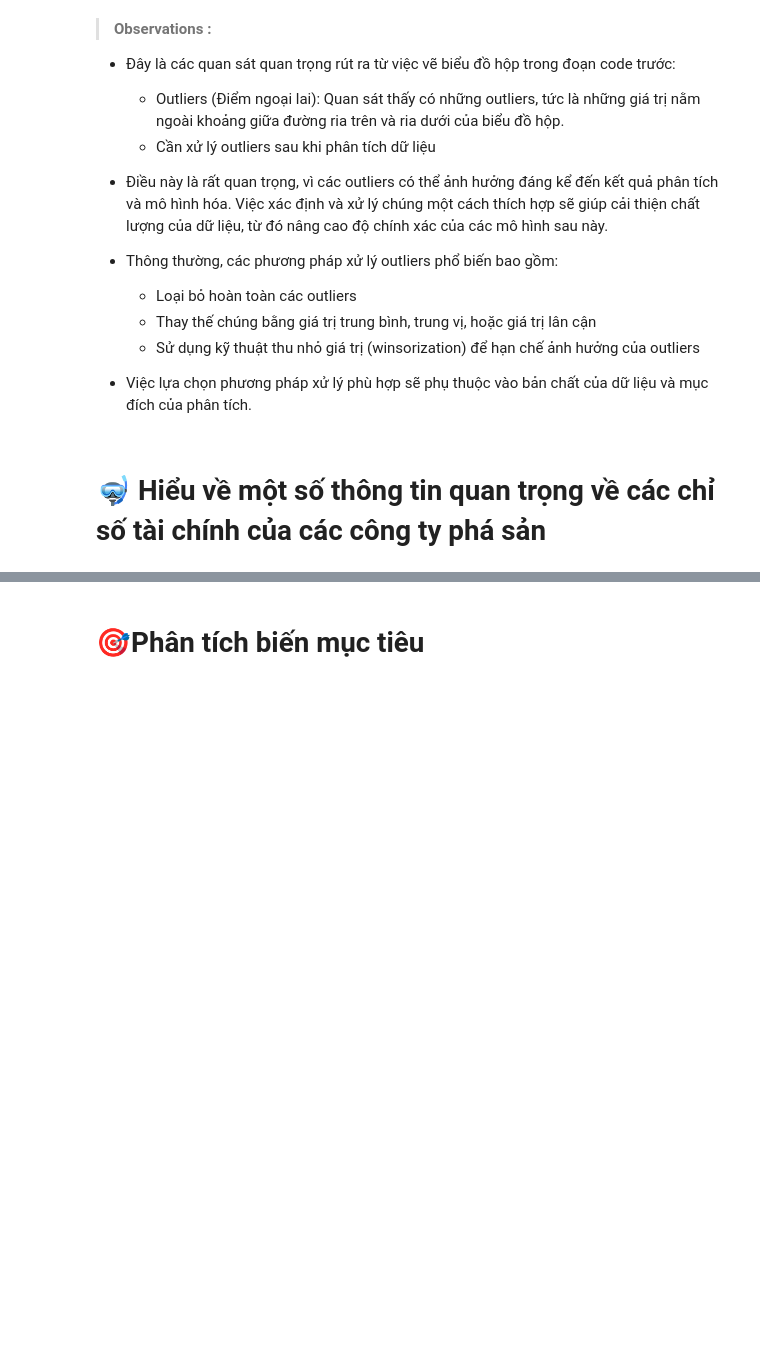
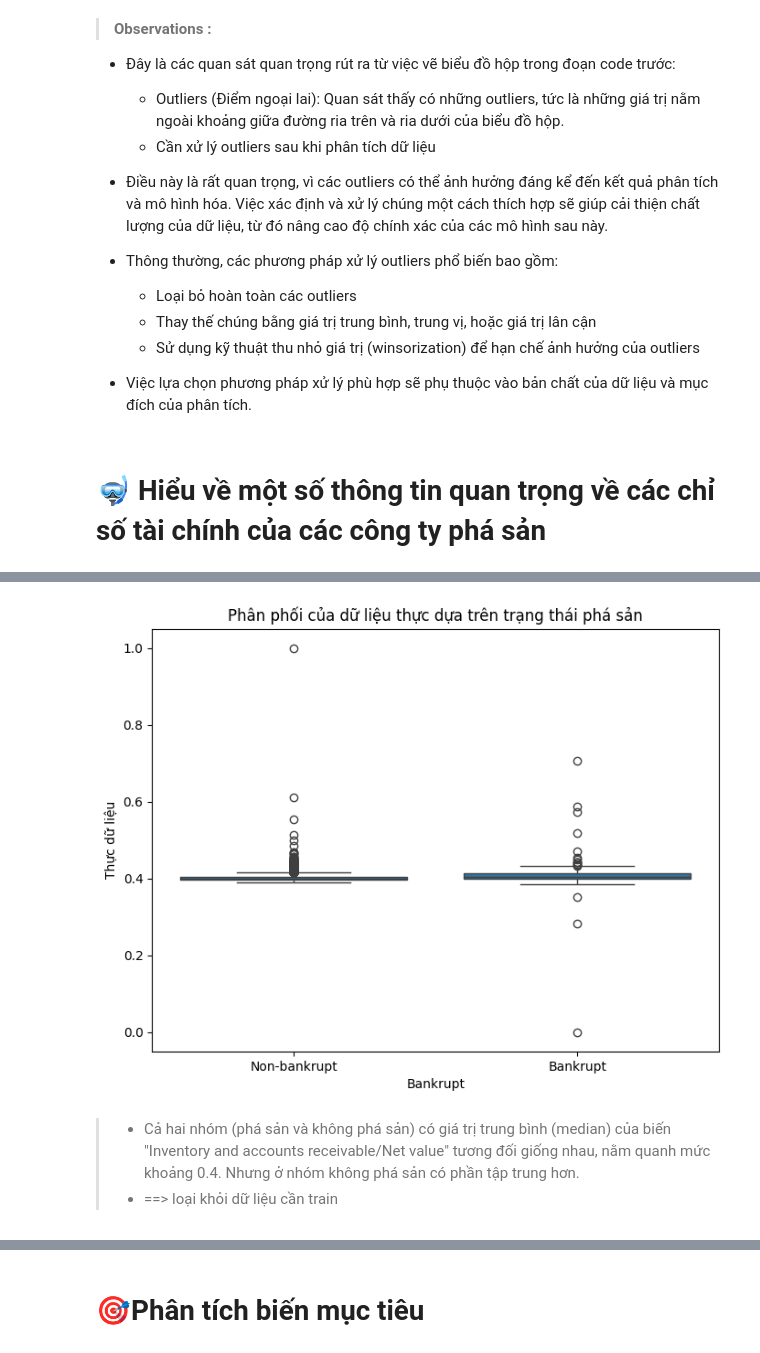
Before and after one commit to vovantri123/CK_Python, a Jupyter notebook: CK.ipynb, the cells around one changed output, grey strips where cells are left out. Cells and saved outputs as stored; diff of their text form; code cells hidden in the pictures; blank space fills up the shorter version.

```diff
--- a/CK.ipynb
+++ b/CK.ipynb
@@ -466,0 +542,14 @@ plt.show()
+# %%
+# Question 7: Relationship between "Inventory and accounts receivable/Net value" and likelihood of bankruptcy
+plt.figure(figsize=(8, 6))
+sns.boxplot(x='Bankrupt', y='Inventory and accounts receivable/Net value', data=company_df)  # Thay 'Thực dữ liệu' bằng tên cột chứa số thực
+plt.title('Phân phối của dữ liệu thực dựa trên trạng thái phá sản')
+plt.xlabel('Bankrupt')
+plt.ylabel('Thực dữ liệu')
+plt.xticks([0, 1], ['Non-bankrupt', 'Bankrupt'])
+plt.show()
+# %% [output]
+[figure, added]
+# %% [markdown]
+> * Cả hai nhóm (phá sản và không phá sản) có giá trị trung bình (median) của biến "Inventory and accounts receivable/Net value" tương đối giống nhau, nằm quanh mức khoảng 0.4. Nhưng ở nhóm không phá sản có phần tập trung hơn.
+> * ==> loại khỏi dữ liệu cần train
```
Also changed, not shown: parts of 19 cells of this notebook.
